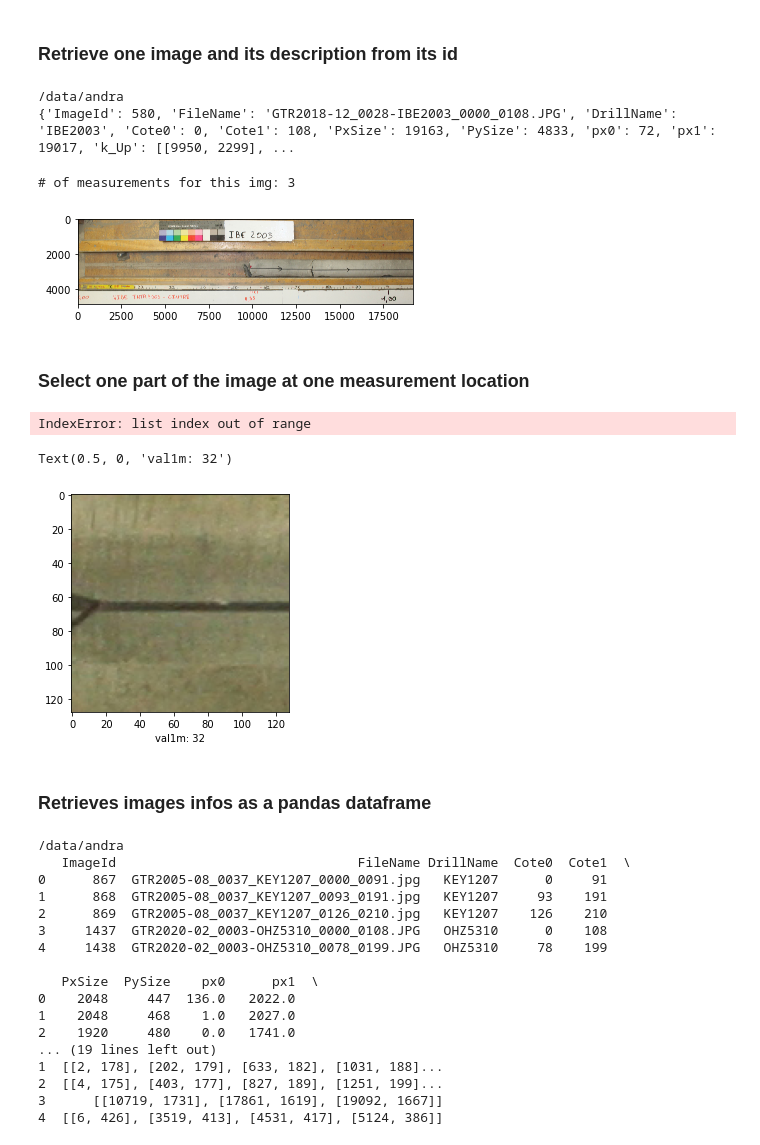
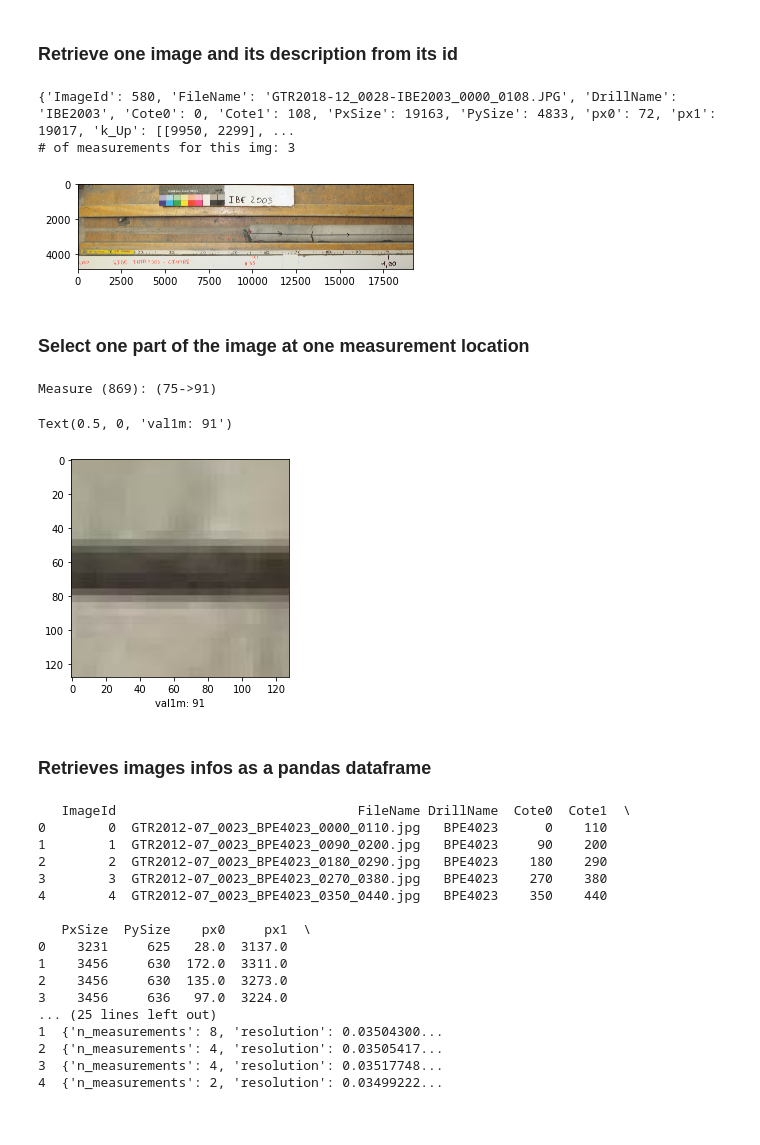
Before and after one commit to zwergon/calcimetry, a Jupyter notebook: notebooks/calcimetry_api.ipynb, the cells around one changed output. Drawn from its saved outputs; the diff is of its cells as text; code cells hidden in the pictures.

```diff
--- a/notebooks/calcimetry_api.ipynb
+++ b/notebooks/calcimetry_api.ipynb
@@ -3,14 +3,11 @@
 
 This is a high level (low code) API in python to request information stored in the database
 # %%
-import sys
-sys.path.append('..')
-
 from calcimetry.mongo_api import MongoInfo
 
 # parameters where the database is stored, can obviously be distant.
 HOST='localhost'
-PORT=27017
+PORT=27010
 # %% [markdown]
 ### Retrieves all drill names
 # %%
@@ -48,34 +45,33 @@ with CalcimetryAPI(mongo_info=mongo_info) as calcimetry_api:
     # CarrotImage infos
     print(f"# of measurements for this img: {img.n_measurements}")
 # %% [output]
-/data/andra
 {'ImageId': 580, 'FileName': 'GTR2018-12_0028-IBE2003_0000_0108.JPG', 'DrillName': 'IBE2003', 'Cote0': 0, 'Cote1': 108, 'PxSize': 19163, 'PySize': 4833, 'px0': 72, 'px1': 19017, 'k_Up': [[9950, 2299], ...
+# of measurements for this img: 3
-# of measurements for this img: 3
 [figure]
 # %% [markdown]
 ### Select one part of the image at one measurement location
 # %%
 from calcimetry.measurement import Measurement
 
-idx_measure = 3
+idx_measure = 1
 measure = img.measurements[idx_measure]
 
 # display some information of the measurement
 print(measure)
 # %% [output]
-IndexError: list index out of range
+Measure (869): (75->91)
 # %%
 dim = 128
 center = (
-    img.p_x(measure.cote) + dim // 2, # get for this picture the position in pixel from this measure, shift of half of the size
+    img.p_x(measure.cote), # get for this picture the position in pixel from this measure, shift of half of the size
     img.k_arrow.p_y(measure.cote) # get on k_arrow line the position in pixel from this measure
     )
 vignette = calcimetry_api.read_vignette(IMG_ID, center, dim=dim)
 plt.imshow(vignette)
 plt.xlabel(f"val1m: {measure.val_1m}")
 # %% [output]
-Text(0.5, 0, 'val1m: 32')
+Text(0.5, 0, 'val1m: 91')
-[figure, old version]
+[figure, new version]
 # %% [markdown]
 ### Retrieves images infos as a pandas dataframe
 # %%
@@ -84,20 +80,20 @@ with CalcimetryAPI(mongo_info=mongo_info) as calcimetry_api:
     df = calcimetry_api.get_images_df()
     print(df.head())
 # %% [output]
-/data/andra
    ImageId                               FileName DrillName  Cote0  Cote1  \
-0      867  GTR2005-08_0037_KEY1207_0000_0091.jpg   KEY1207      0     91
-1      868  GTR2005-08_0037_KEY1207_0093_0191.jpg   KEY1207     93    191
-2      869  GTR2005-08_0037_KEY1207_0126_0210.jpg   KEY1207    126    210
-3     1437  GTR2020-02_0003-OHZ5310_0000_0108.JPG   OHZ5310      0    108
-4     1438  GTR2020-02_0003-OHZ5310_0078_0199.JPG   OHZ5310     78    199
+0        0  GTR2012-07_0023_BPE4023_0000_0110.jpg   BPE4023      0    110
+1        1  GTR2012-07_0023_BPE4023_0090_0200.jpg   BPE4023     90    200
+2        2  GTR2012-07_0023_BPE4023_0180_0290.jpg   BPE4023    180    290
+3        3  GTR2012-07_0023_BPE4023_0270_0380.jpg   BPE4023    270    380
+4        4  GTR2012-07_0023_BPE4023_0350_0440.jpg   BPE4023    350    440
 
-   PxSize  PySize    px0      px1  \
-0    2048     447  136.0   2022.0
-1    2048     468    1.0   2027.0
-2    1920     480    0.0   1741.0
-... (19 lines left out)
-1  [[2, 178], [202, 179], [633, 182], [1031, 188]...
-2  [[4, 175], [403, 177], [827, 189], [1251, 199]...
-3      [[10719, 1731], [17861, 1619], [19092, 1667]]
-4  [[6, 426], [3519, 413], [4531, 417], [5124, 386]]
+   PxSize  PySize    px0     px1  \
+0    3231     625   28.0  3137.0
+1    3456     630  172.0  3311.0
+2    3456     630  135.0  3273.0
+3    3456     636   97.0  3224.0
+... (25 lines left out)
+1  {'n_measurements': 8, 'resolution': 0.03504300...
+2  {'n_measurements': 4, 'resolution': 0.03505417...
+3  {'n_measurements': 4, 'resolution': 0.03517748...
+4  {'n_measurements': 2, 'resolution': 0.03499222...
```
Also changed, not shown: parts of 1 cell of this notebook, 5 other files.
